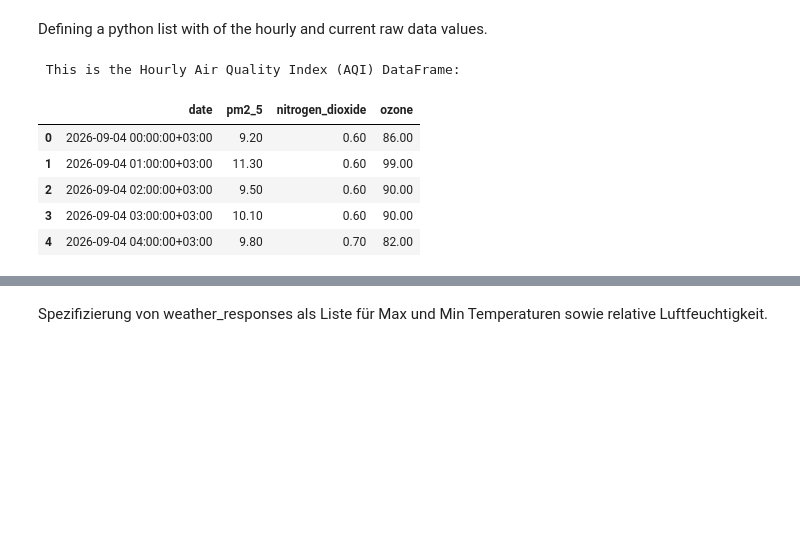
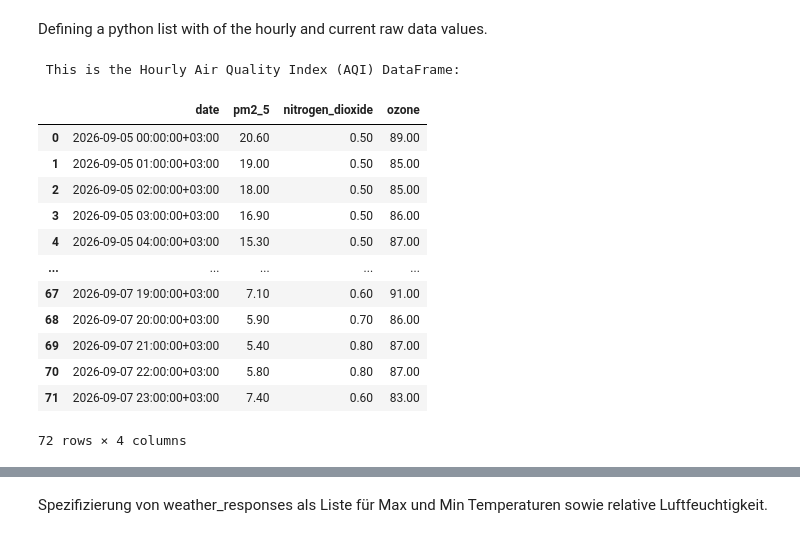
Before and after one commit to Coding-Queen89/Asthma-Risk-Assessment, a Jupyter notebook: backend/environmental_factors.ipynb, the cells around one changed output, grey strips where cells are left out. Drawn from its saved outputs; the diff is of its cells as text; code cells hidden in the pictures; blank space fills up the shorter version.

```diff
--- a/backend/environmental_factors.ipynb
+++ b/backend/environmental_factors.ipynb
@@ -31,36 +31,43 @@ Defining a python list with of the hourly and current raw data values.
 # %%
 # Process first location. Add a for-loop for multiple locations or weather models
 airQualityResponse = air_quality_responses[0]
 # Process hourly data. The order of variables needs to be the same as requested.
 hourly_AQ = airQualityResponse.Hourly()
 hourly_pm2_5 = hourly_AQ.Variables(0).ValuesAsNumpy()
 hourly_nitrogen_dioxide = hourly_AQ.Variables(1).ValuesAsNumpy()
 hourly_ozone = hourly_AQ.Variables(2).ValuesAsNumpy()
 
 hourly_air_quality_data = {
 	"date": pd.date_range(
 		start = pd.to_datetime(hourly_AQ.Time(), unit = "s", utc = True),
 		end =  pd.to_datetime(hourly_AQ.TimeEnd(), unit = "s", utc = True),
 		freq = pd.Timedelta(seconds = hourly_AQ.Interval()),
 		inclusive = "left"
 	).tz_convert(airQualityResponse.Timezone().decode())
 }
 
 hourly_air_quality_data["pm2_5"] = hourly_pm2_5
 hourly_air_quality_data["nitrogen_dioxide"] = hourly_nitrogen_dioxide
 hourly_air_quality_data["ozone"] = hourly_ozone
 
 hourly_air_quality_dataframe = pd.DataFrame(data = hourly_air_quality_data)
 print("\n This is the Hourly Air Quality Index (AQI) DataFrame:")
-hourly_air_quality_dataframe.head(5)
+hourly_air_quality_dataframe.head(72)
 # %% [output]
  This is the Hourly Air Quality Index (AQI) DataFrame:
 |  | date | pm2_5 | nitrogen_dioxide | ozone |
-| 0 | 2026-09-04 00:00:00+03:00 | 9.20 | 0.60 | 86.00 |
-| 1 | 2026-09-04 01:00:00+03:00 | 11.30 | 0.60 | 99.00 |
-| 2 | 2026-09-04 02:00:00+03:00 | 9.50 | 0.60 | 90.00 |
-| 3 | 2026-09-04 03:00:00+03:00 | 10.10 | 0.60 | 90.00 |
-| 4 | 2026-09-04 04:00:00+03:00 | 9.80 | 0.70 | 82.00 |
+| 0 | 2026-09-05 00:00:00+03:00 | 20.60 | 0.50 | 89.00 |
+| 1 | 2026-09-05 01:00:00+03:00 | 19.00 | 0.50 | 85.00 |
+| 2 | 2026-09-05 02:00:00+03:00 | 18.00 | 0.50 | 85.00 |
+| 3 | 2026-09-05 03:00:00+03:00 | 16.90 | 0.50 | 86.00 |
+| 4 | 2026-09-05 04:00:00+03:00 | 15.30 | 0.50 | 87.00 |
+| ... | ... | ... | ... | ... |
+| 67 | 2026-09-07 19:00:00+03:00 | 7.10 | 0.60 | 91.00 |
+| 68 | 2026-09-07 20:00:00+03:00 | 5.90 | 0.70 | 86.00 |
+| 69 | 2026-09-07 21:00:00+03:00 | 5.40 | 0.80 | 87.00 |
+| 70 | 2026-09-07 22:00:00+03:00 | 5.80 | 0.80 | 87.00 |
+| 71 | 2026-09-07 23:00:00+03:00 | 7.40 | 0.60 | 83.00 |
+72 rows × 4 columns
 # %%
 url = "https://air-quality-api.open-meteo.com/v1/air-quality"
 params = {
```
Also changed, not shown: parts of 12 cells of this notebook, 2 other files.
